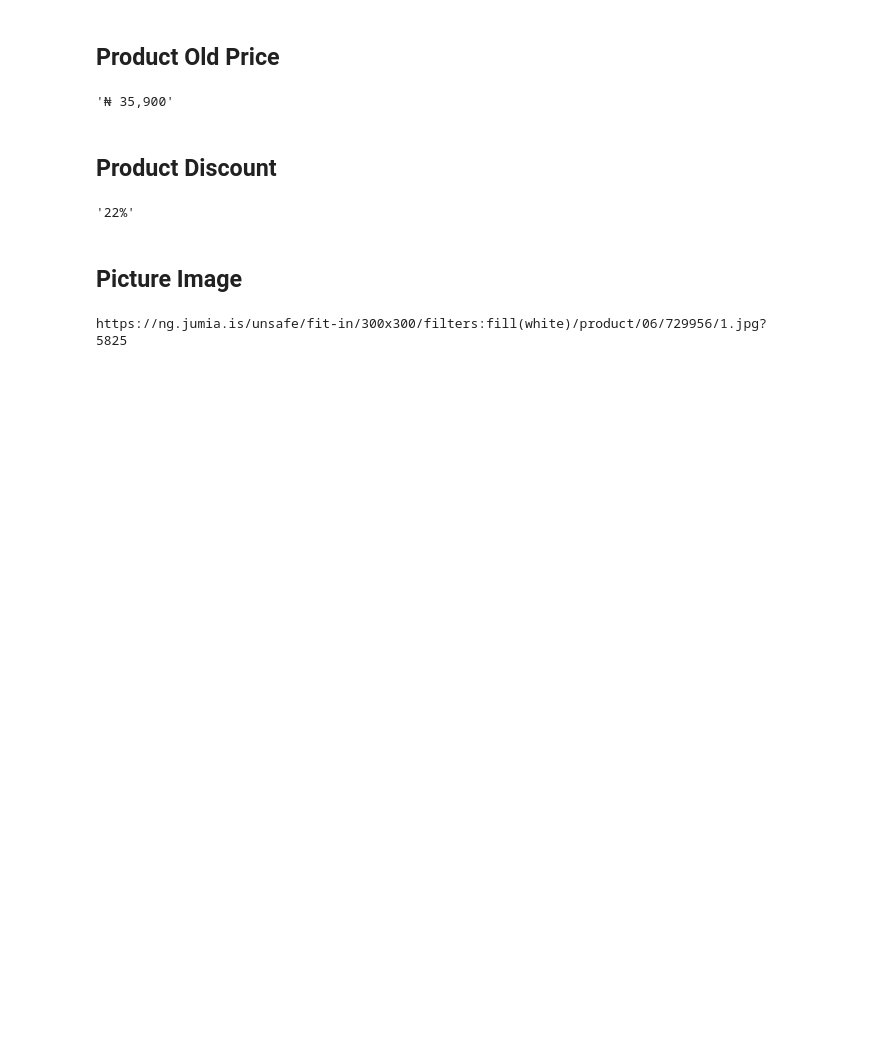
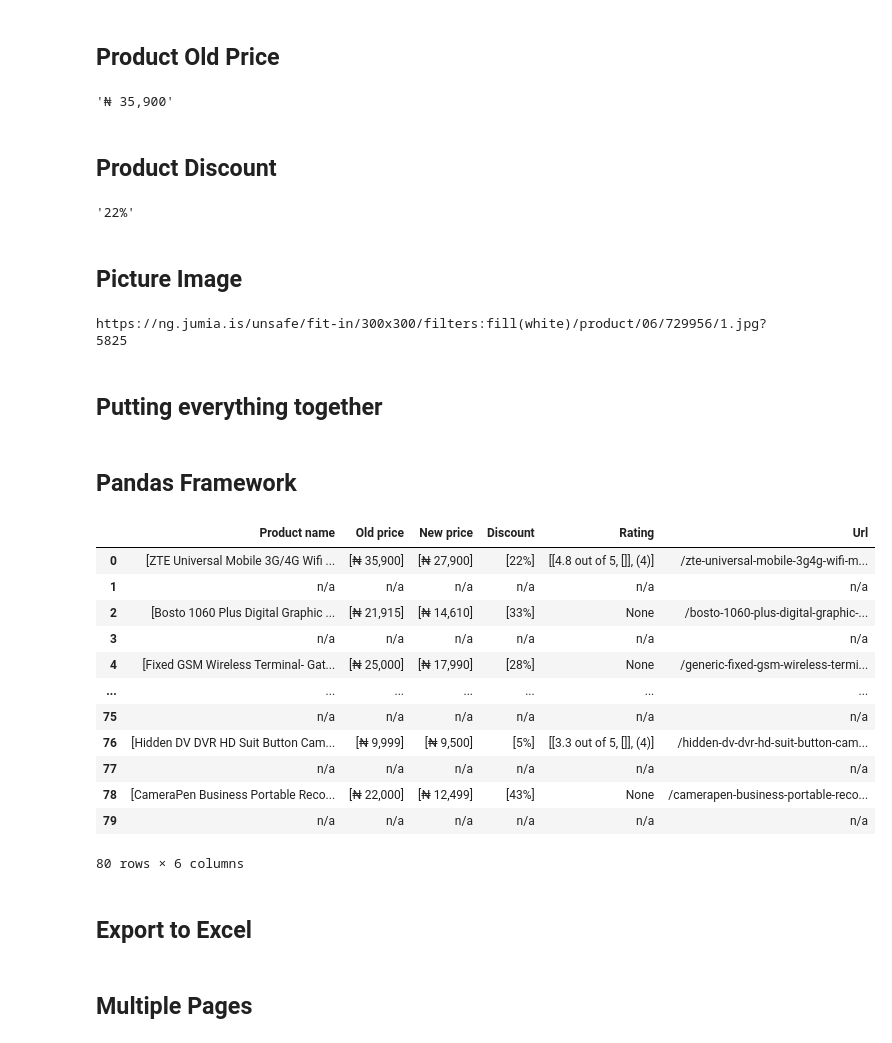
Before and after one commit to Ajechris/Ajechris, a Jupyter notebook: Webpractice.ipynb, the cells around one changed output. Drawn from its saved outputs; the diff is of its cells as text; code cells hidden in the pictures; blank space fills up the shorter version.

```diff
--- a/Webpractice.ipynb
+++ b/Webpractice.ipynb
@@ -137,3 +137,5 @@ https://ng.jumia.is/unsafe/fit-in/300x300/filters:fill(white)/product/06/729956/
 
 import matplotlib.pyplot as plt
 import matplotlib.image as mpim
+# %% [markdown]
+## Putting everything together
@@ -139,0 +186,27 @@ import matplotlib.image as mpim
+# %% [markdown]
+## Pandas Framework
+# %%
+pandas_overview = pd.DataFrame ({'Product name': product_name,
+                                'Old price': product_oldprice,
+                                'New price': product_price,
+                                'Discount': product_discount,
+                                'Rating': product_rating,
+                                'Url':product_url})
+# %%
+pandas_overview
+# %% [output]
+|  | Product name | Old price | New price | Discount | Rating | Url |
+| 0 | [ZTE Universal Mobile 3G/4G Wifi ... | [₦ 35,900] | [₦ 27,900] | [22%] | [[4.8 out of 5, []], (4)] | /zte-universal-mobile-3g4g-wifi-m... |
+| 1 | n/a | n/a | n/a | n/a | n/a | n/a |
+| 2 | [Bosto 1060 Plus Digital Graphic ... | [₦ 21,915] | [₦ 14,610] | [33%] | None | /bosto-1060-plus-digital-graphic-... |
+| 3 | n/a | n/a | n/a | n/a | n/a | n/a |
+| 4 | [Fixed GSM Wireless Terminal- Gat... | [₦ 25,000] | [₦ 17,990] | [28%] | None | /generic-fixed-gsm-wireless-termi... |
+| ... | ... | ... | ... | ... | ... | ... |
+| 75 | n/a | n/a | n/a | n/a | n/a | n/a |
+| 76 | [Hidden DV DVR HD Suit Button Cam... | [₦ 9,999] | [₦ 9,500] | [5%] | [[3.3 out of 5, []], (4)] | /hidden-dv-dvr-hd-suit-button-cam... |
+| 77 | n/a | n/a | n/a | n/a | n/a | n/a |
+| 78 | [CameraPen Business Portable Reco... | [₦ 22,000] | [₦ 12,499] | [43%] | None | /camerapen-business-portable-reco... |
+| 79 | n/a | n/a | n/a | n/a | n/a | n/a |
+80 rows × 6 columns
+# %% [markdown]
+## Export to Excel
@@ -139,0 +215,2 @@ import matplotlib.image as mpim
+# %% [markdown]
+## Multiple Pages
```
Also changed, not shown: parts of 8 cells of this notebook.
